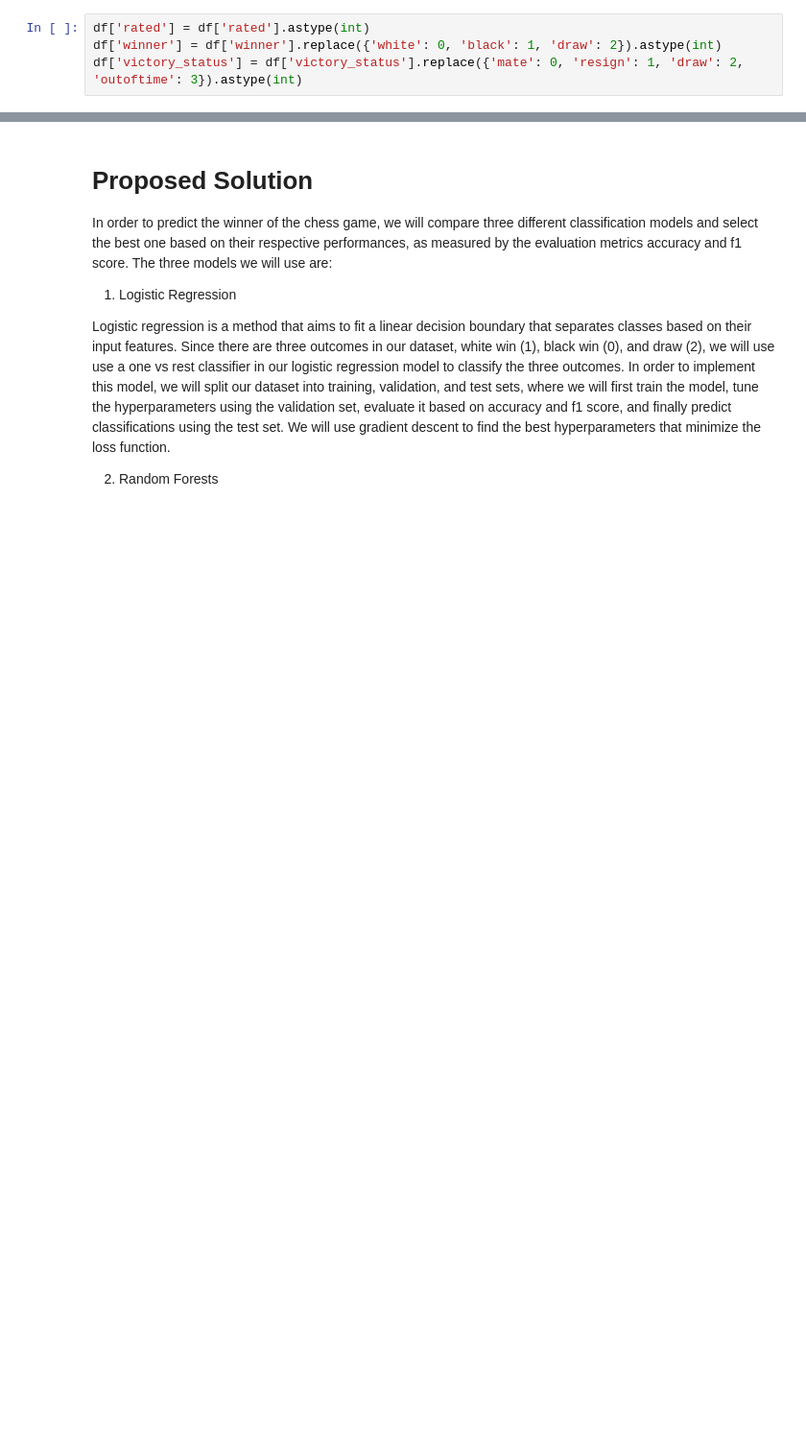
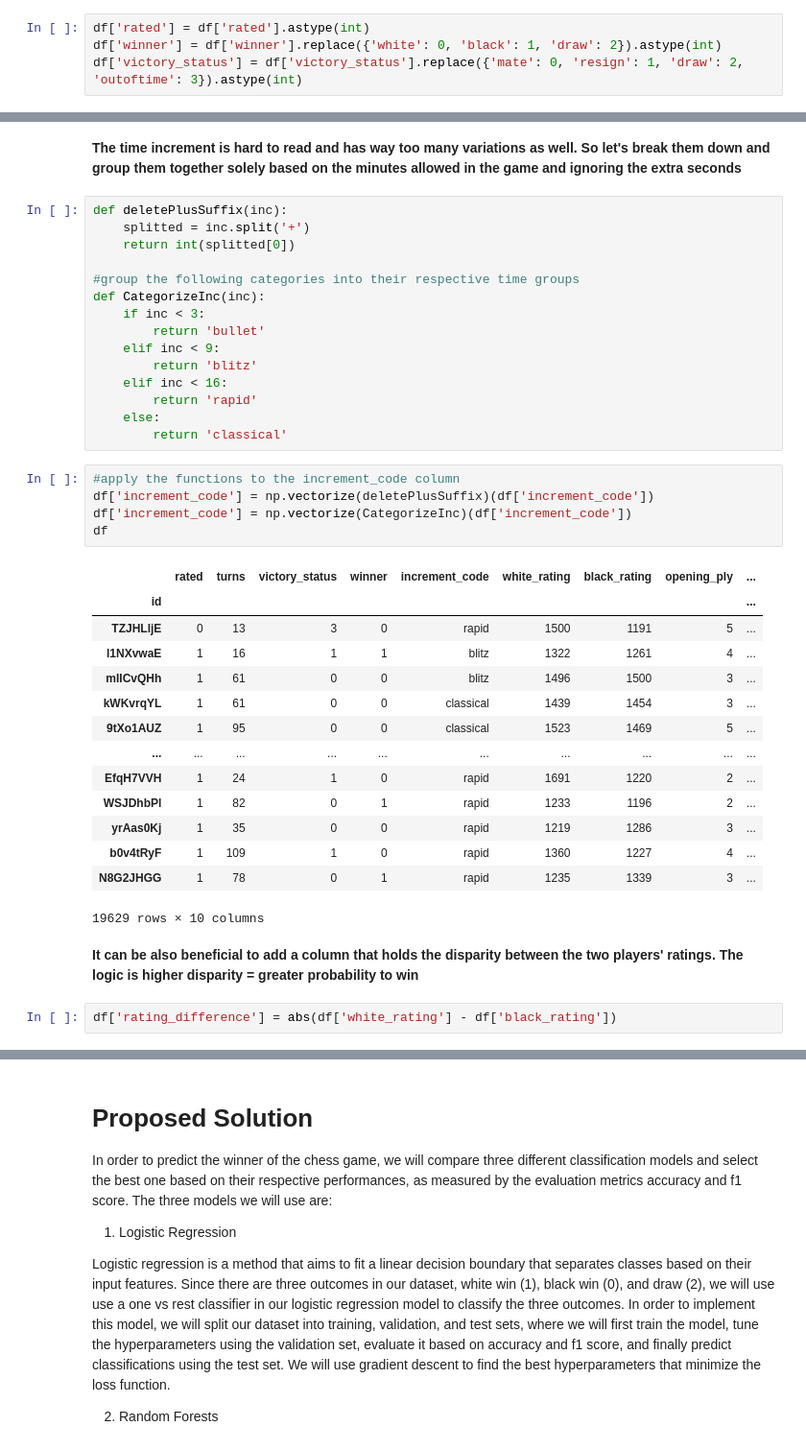
Before and after one commit to kalampark/Lichess-analysis-and-winner-prediction, a Jupyter notebook: FinalProjectGroup037-Wi23.ipynb, the cells around one changed output, grey strips where cells are left out. Shown: that part at 96% size. Saved outputs shown, nothing was run; the diff lists cells and outputs as text; blank space fills up the shorter version.

```diff
--- a/FinalProjectGroup037-Wi23.ipynb
+++ b/FinalProjectGroup037-Wi23.ipynb
@@ -232,0 +260,41 @@ array(['D10', 'B00', 'C20', 'D02', 'C41', 'B27', 'D00', 'C50', 'B01',
+# %% [markdown]
+**The time increment is hard to read and has way too many variations as well. So let's break them down and group them together solely based on the minutes allowed in the game and ignoring the extra seconds**
+# %%
+def deletePlusSuffix(inc):
+    splitted = inc.split('+')
+    return int(splitted[0])
+
+#group the following categories into their respective time groups
+def CategorizeInc(inc):
+    if inc < 3:
+        return 'bullet'
+    elif inc < 9:
+        return 'blitz'
+    elif inc < 16:
+        return 'rapid'
+    else:
+        return 'classical'
+# %%
+#apply the functions to the increment_code column
+df['increment_code'] = np.vectorize(deletePlusSuffix)(df['increment_code'])
+df['increment_code'] = np.vectorize(CategorizeInc)(df['increment_code'])
+df
+# %% [output]
+|  | rated | turns | victory_status | winner | increment_code | white_rating | black_rating | opening_ply | ... |
+| id |  |  |  |  |  |  |  |  | ... |
+| TZJHLljE | 0 | 13 | 3 | 0 | rapid | 1500 | 1191 | 5 | ... |
+| l1NXvwaE | 1 | 16 | 1 | 1 | blitz | 1322 | 1261 | 4 | ... |
+| mIICvQHh | 1 | 61 | 0 | 0 | blitz | 1496 | 1500 | 3 | ... |
+| kWKvrqYL | 1 | 61 | 0 | 0 | classical | 1439 | 1454 | 3 | ... |
+| 9tXo1AUZ | 1 | 95 | 0 | 0 | classical | 1523 | 1469 | 5 | ... |
+| ... | ... | ... | ... | ... | ... | ... | ... | ... | ... |
+| EfqH7VVH | 1 | 24 | 1 | 0 | rapid | 1691 | 1220 | 2 | ... |
+| WSJDhbPl | 1 | 82 | 0 | 1 | rapid | 1233 | 1196 | 2 | ... |
+| yrAas0Kj | 1 | 35 | 0 | 0 | rapid | 1219 | 1286 | 3 | ... |
+| b0v4tRyF | 1 | 109 | 1 | 0 | rapid | 1360 | 1227 | 4 | ... |
+| N8G2JHGG | 1 | 78 | 0 | 1 | rapid | 1235 | 1339 | 3 | ... |
+19629 rows × 10 columns
+# %% [markdown]
+**It can be also beneficial to add a column that holds the disparity between the two players' ratings. The logic is higher disparity = greater probability to win**
+# %%
+df['rating_difference'] = abs(df['white_rating'] - df['black_rating'])
```
Also changed, not shown: parts of 17 cells of this notebook.
